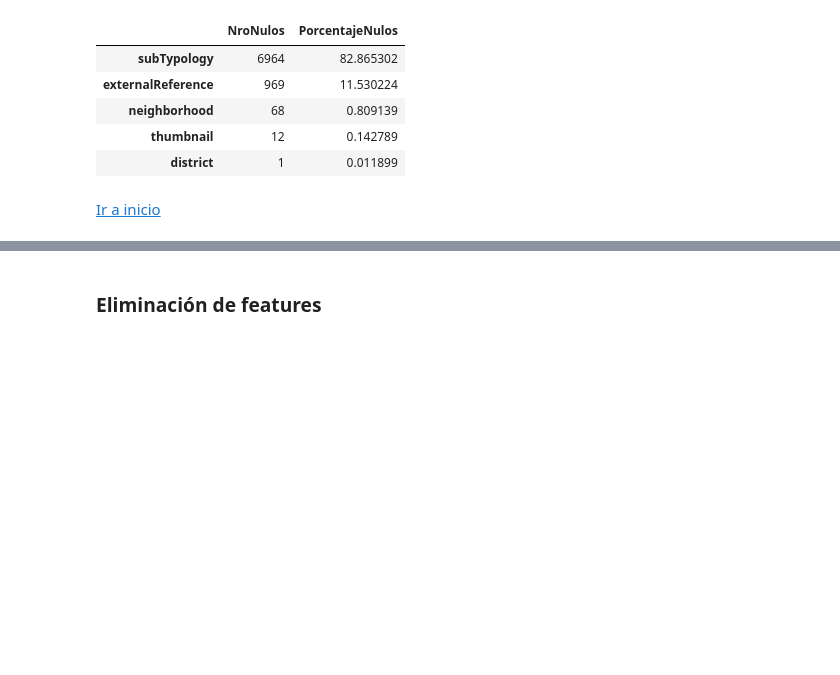
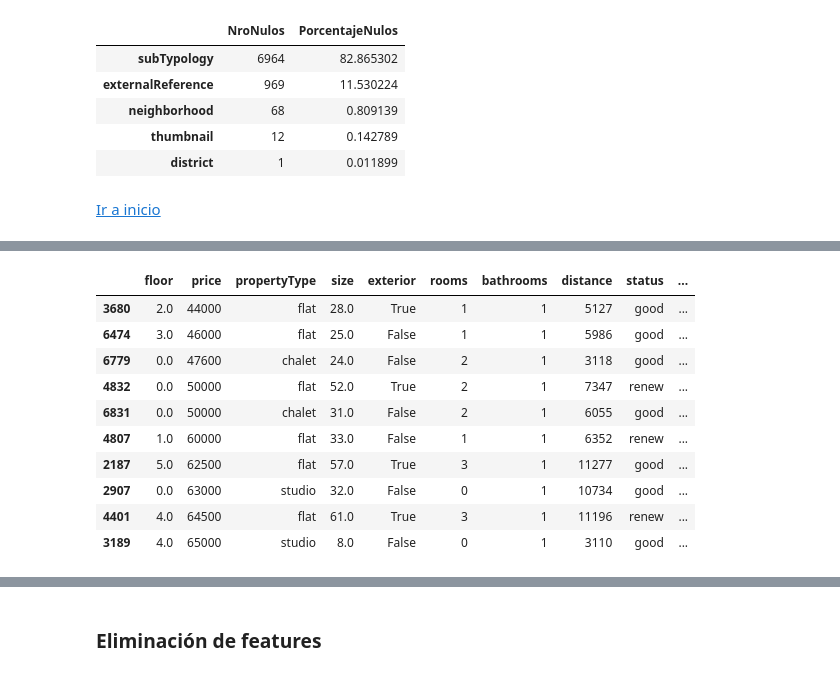
Before and after one commit to LuisARG/ML_DL_Idealista_project, a Jupyter notebook: src/main.ipynb, the cells around one changed output, grey strips where cells are left out. Cells and saved outputs as stored; diff of their text form; code cells hidden in the pictures; blank space fills up the shorter version.

```diff
--- a/src/main.ipynb
+++ b/src/main.ipynb
@@ -518,0 +530,14 @@ idealista_madrid_df.to_csv('./datos/idealista_madrid_clean.csv', index=False)
+# %%
+idealista_madrid_df.nsmallest(10, 'price')
+# %% [output]
+|  | floor | price | propertyType | size | exterior | rooms | bathrooms | distance | status | ... |
+| 3680 | 2.0 | 44000 | flat | 28.0 | True | 1 | 1 | 5127 | good | ... |
+| 6474 | 3.0 | 46000 | flat | 25.0 | False | 1 | 1 | 5986 | good | ... |
+| 6779 | 0.0 | 47600 | chalet | 24.0 | False | 2 | 1 | 3118 | good | ... |
+| 4832 | 0.0 | 50000 | flat | 52.0 | True | 2 | 1 | 7347 | renew | ... |
+| 6831 | 0.0 | 50000 | chalet | 31.0 | False | 2 | 1 | 6055 | good | ... |
+| 4807 | 1.0 | 60000 | flat | 33.0 | False | 1 | 1 | 6352 | renew | ... |
+| 2187 | 5.0 | 62500 | flat | 57.0 | True | 3 | 1 | 11277 | good | ... |
+| 2907 | 0.0 | 63000 | studio | 32.0 | False | 0 | 1 | 10734 | good | ... |
+| 4401 | 4.0 | 64500 | flat | 61.0 | True | 3 | 1 | 11196 | renew | ... |
+| 3189 | 4.0 | 65000 | studio | 8.0 | False | 0 | 1 | 3110 | good | ... |
```
Also changed, not shown: parts of 33 cells of this notebook.
